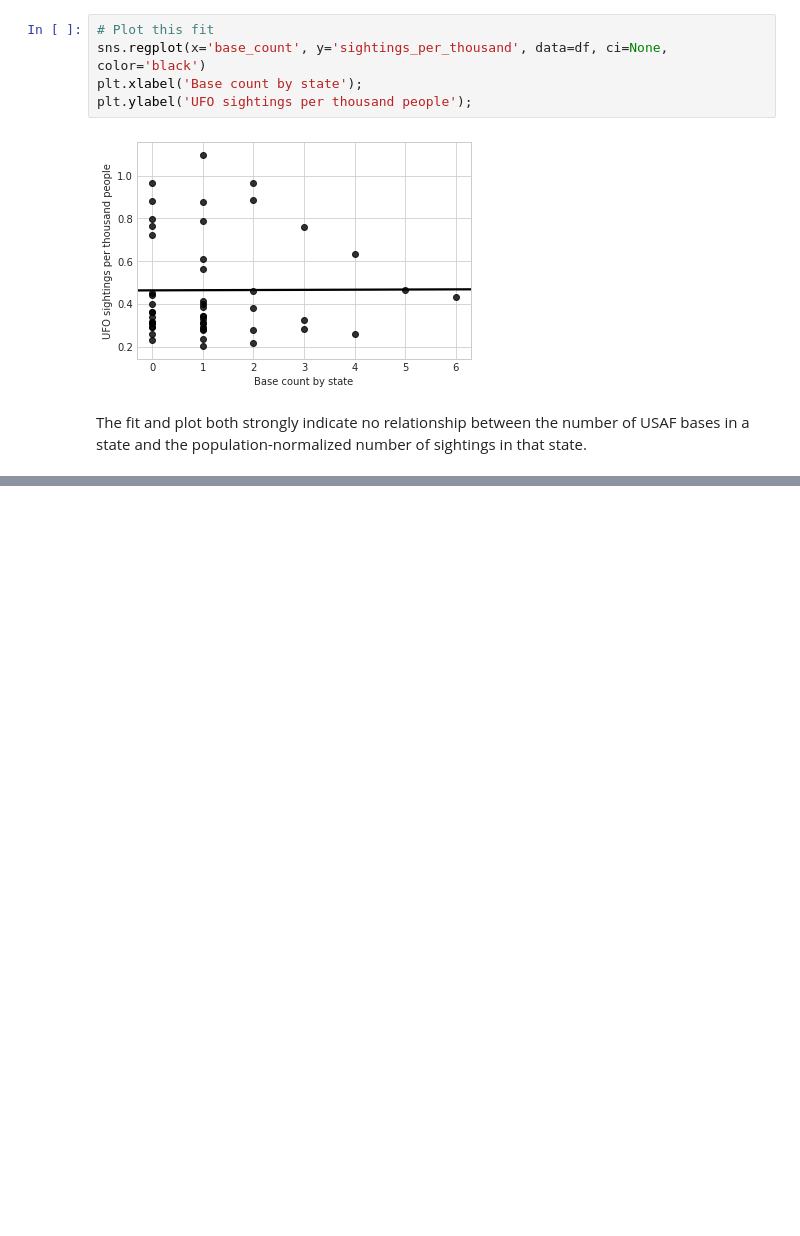
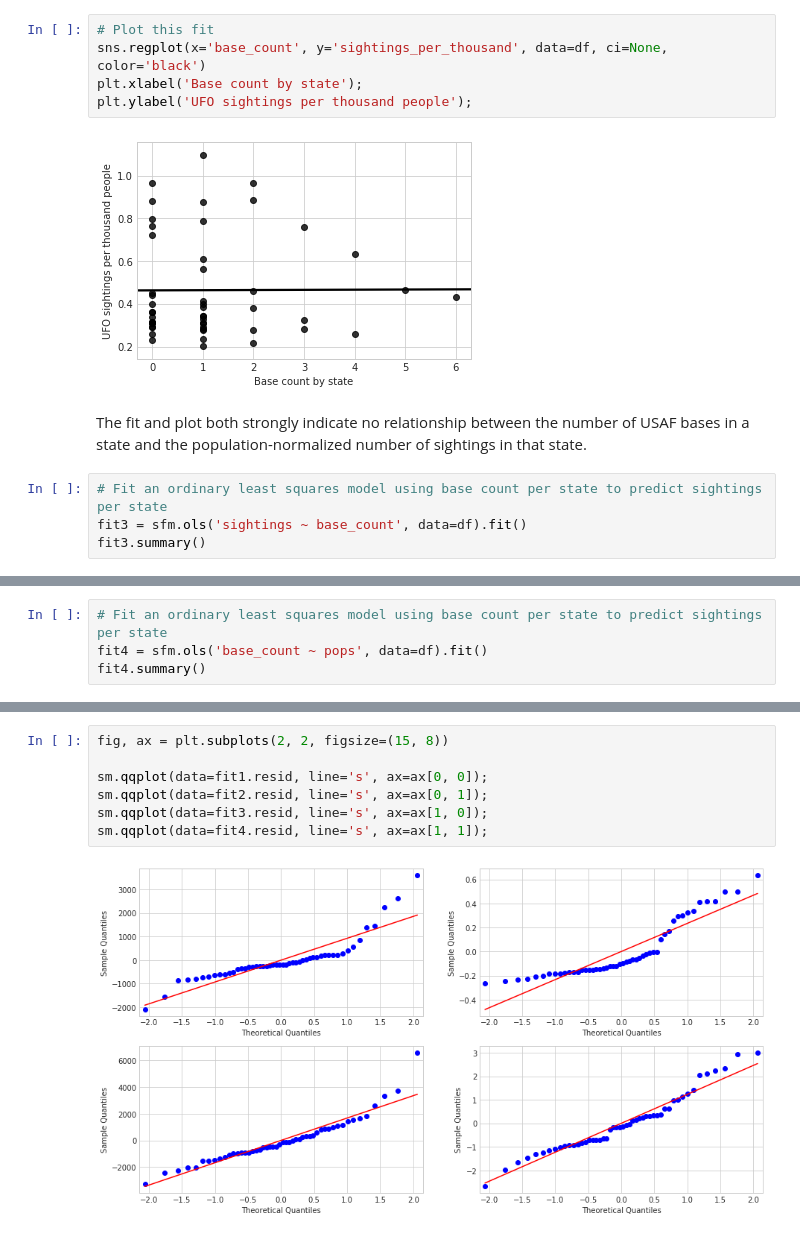
Before and after one commit to mackenziedg/UFOTracker, a Jupyter notebook: src/ufo_cleaning/base_analysis.ipynb, the cells around one changed output, grey strips where cells are left out. Drawn from its saved outputs; the diff is of its cells as text; blank space fills up the shorter version.

```diff
--- a/src/ufo_cleaning/base_analysis.ipynb
+++ b/src/ufo_cleaning/base_analysis.ipynb
@@ -180,3 +179,7 @@ plt.ylabel('UFO sightings per thousand people');
 [figure]
 # %% [markdown]
 The fit and plot both strongly indicate no relationship between the number of USAF bases in a state and the population-normalized number of sightings in that state.
+# %%
+# Fit an ordinary least squares model using base count per state to predict sightings per state
+fit3 = sfm.ols('sightings ~ base_count', data=df).fit()
+fit3.summary()
@@ -182,0 +213,4 @@ The fit and plot both strongly indicate no relationship between the number of US
+# %%
+# Fit an ordinary least squares model using base count per state to predict sightings per state
+fit4 = sfm.ols('base_count ~ pops', data=df).fit()
+fit4.summary()
@@ -182,0 +267,9 @@ The fit and plot both strongly indicate no relationship between the number of US
+# %%
+fig, ax = plt.subplots(2, 2, figsize=(15, 8))
+
+sm.qqplot(data=fit1.resid, line='s', ax=ax[0, 0]);
+sm.qqplot(data=fit2.resid, line='s', ax=ax[0, 1]);
+sm.qqplot(data=fit3.resid, line='s', ax=ax[1, 0]);
+sm.qqplot(data=fit4.resid, line='s', ax=ax[1, 1]);
+# %% [output]
+[figure, added]
```
Also changed, not shown: parts of 20 cells of this notebook, 1 other file.
